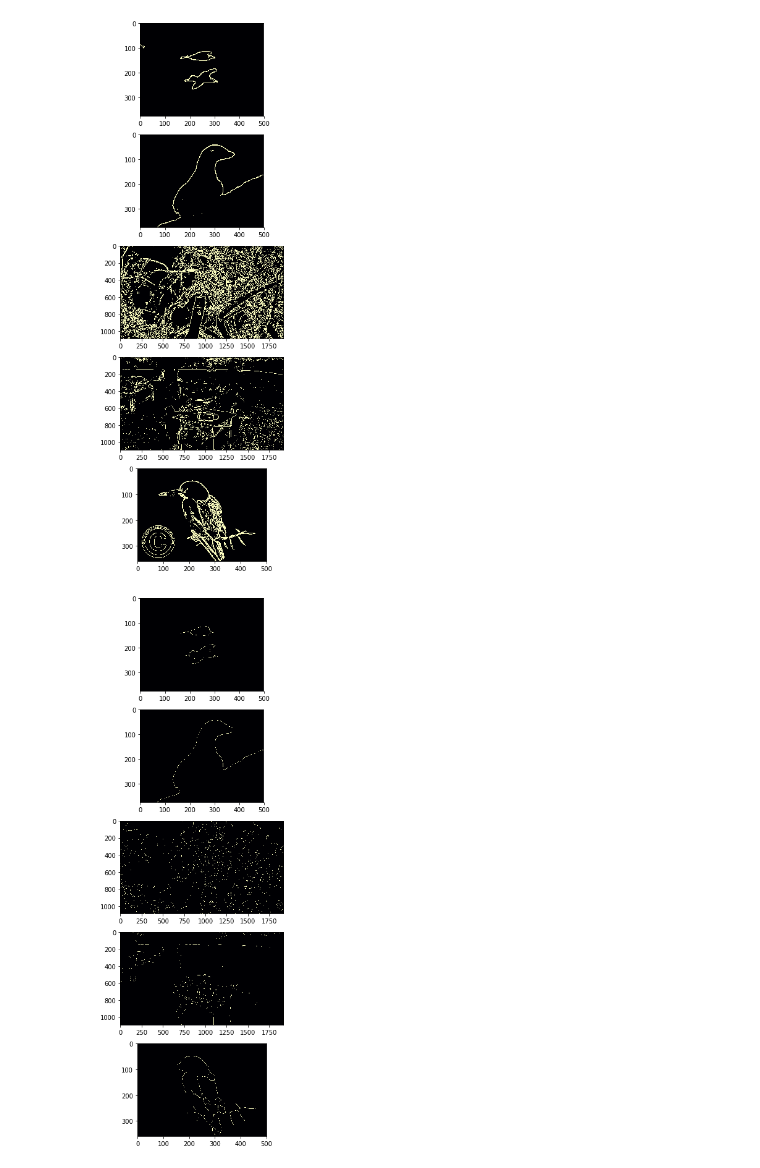
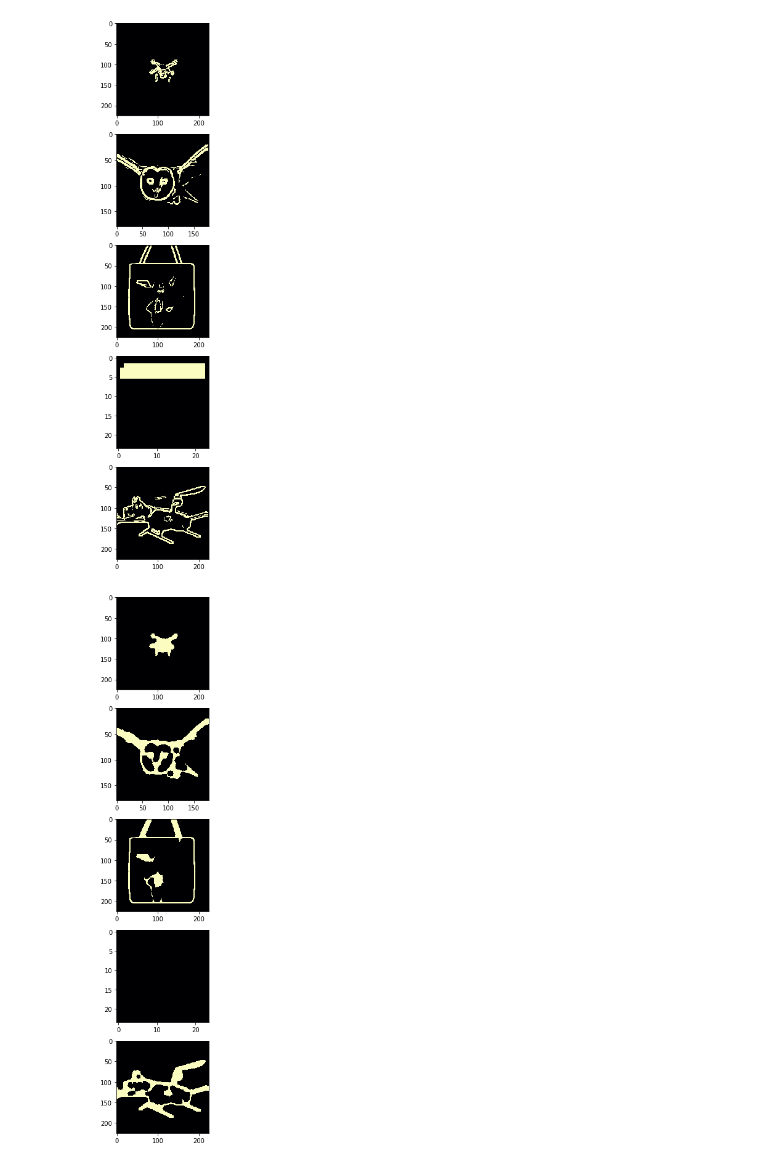
Before and after one commit to dheerajpreddy/Bird-v-Drone, a Jupyter notebook: src/Localize.ipynb, the cells around one changed output. Cells and saved outputs as stored; diff of their text form; code cells hidden in the pictures.

```diff
--- a/src/Localize.ipynb
+++ b/src/Localize.ipynb
@@ -17,5 +17,5 @@ print(np.__version__)
 # %%
-imagesPath = "../dataset/actual/"
+imagesPath = "../dataset/"
 N = 5
 
 # birdsPath = imagesPath + "birds/"
@@ -49,9 +49,9 @@ for directory in directories:
 
 random.shuffle(imageNames)
 
-# for i in range(N):
-#     images.append(Image.open(imageNames[i]).convert('L'))
-images.append(Image.open("/Users/dheeraj/Downloads/IMG_0330.JPG").convert("L"))
+for i in range(N):
+    images.append(Image.open(imageNames[i]).convert('L'))
+# images.append(Image.open("/Users/dheeraj/Downloads/IMG_0330.JPG").convert("L"))
 plot_images(images)
 
 numOfImages = len(images)
@@ -86,37 +86,37 @@ for image in smooth:
     edge = filters.threshold_local(sobel, 3)
     otsu = filters.threshold_otsu(edge)
     edges.append(edge > otsu)
 
 #     low = 0.1
 #     high = 0.35
 
 #     lowt = (sobel > low).astype(int)
 #     hight = (sobel > high).astype(int)
 #     hyst = filters.apply_hysteresis_threshold(sobel, low, high)
 
 #     edges.append(hyst)
 
 plot_images(edges, 'magma')
 
 for i, image in enumerate(edges):
 #     edges[i] = imfill(edges[i], 'holes')
 #     edges[i] = morphology.erosion(edges[i], morphology.disk(1))
 #     edges[i] = morphology.remove_small_holes(edges[i], 100)
-    edges[i] = morphology.remove_small_objects(edges[i], 500)
     edges[i] = morphology.closing(edges[i], morphology.disk(5))
-    edges[i] = morphology.thin(edges[i])
+    edges[i] = morphology.remove_small_objects(edges[i], 300)
+#     edges[i] = morphology.thin(edges[i])
 #     edges[i] = np.array(edges[i], dtype=np.uint8)
 #     points = cv2.findNonZero(edges[i])
 #     for j in range(10):
 #         print(points[j])
 #     print(len(points))
 #     edges[i] = morphology.convex_hull_image(edges[i])
 #     edges[i] = morphology.opening(edges[i], morphology.disk(2))
 plot_images(edges, 'magma')
 # imshow(hight + hyst, cmap='magma')
 # %% [output]
-[figure, old version]
+[figure, new version]
-[figure, old version]
+[figure, new version]
 # %%
 print(edges[0][0, :].shape)
 
```
Also changed, not shown: parts of 7 cells of this notebook.
